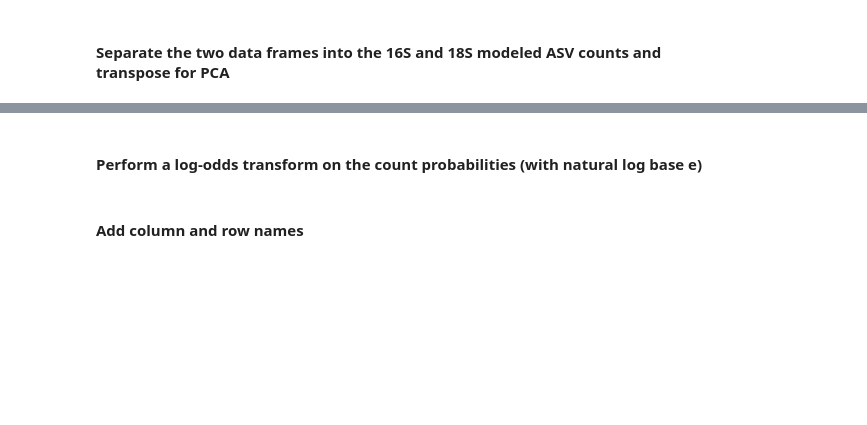
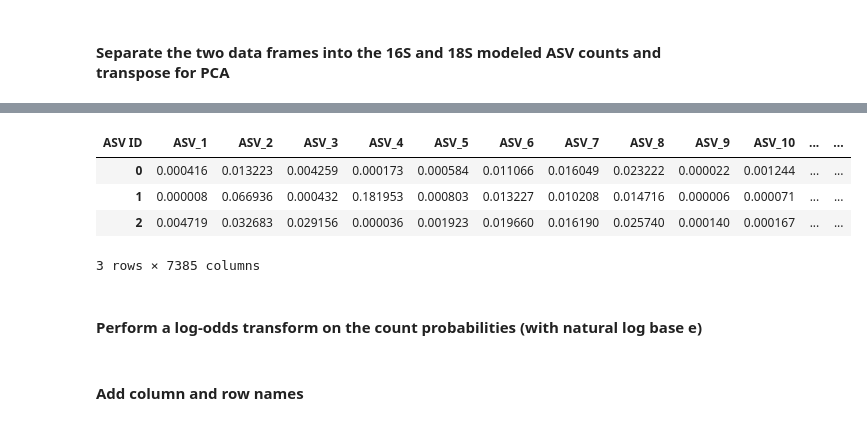
Before and after one commit to nvpatin/MAMBO, a Jupyter notebook: Amplicon_multitrophic_Bayesian_pytorch_v2.ipynb, the cells around one changed output, grey strips where cells are left out. Cells and saved outputs as stored; diff of their text form; code cells hidden in the pictures; blank space fills up the shorter version.

```diff
--- a/Amplicon_multitrophic_Bayesian_pytorch_v2.ipynb
+++ b/Amplicon_multitrophic_Bayesian_pytorch_v2.ipynb
@@ -78 +70,7 @@ def ranRelPct(df_raw):
+# %%
+def ranRelPct_df(df):
+    def betaRow(row):
+      ran_row = np.random.beta(row + 1, row.sum() - row + 1)
+      return ran_row
+    return df.apply(lambda x: betaRow(x), axis = 1, result_type='expand')
 # %% [markdown]
@@ -85,7 +78,7 @@ ValueError: The truth value of a Series is ambiguous. Use a.empty, a.bool(), a.i
 # %%
-df = []
+asvs_list = []
 
 for file in [file1, file2]:
     asvs = pd.read_csv(file, index_col=0, sep='\t')
-    asvs_modeled = ranRelPct(asvs)
-    df.append(asvs_modeled)
+    asvs_modeled = ranRelPct_df(asvs)
+    asvs_list.append(asvs_modeled)
@@ -94,5 +106,5 @@ ValueError: The truth value of a DataFrame is ambiguous. Use a.empty, a.bool(),
 # %% [markdown]
 #### Separate the two data frames into the 16S and 18S modeled ASV counts and transpose for PCA
 # %%
-df_16S = df[0].T
-df_18S = df[1].T
+df_16S = asvs_list[0].T
+df_18S = asvs_list[1].T
@@ -99,3 +119,11 @@ df_18S = df[1].T
+# %%
+df_18S.head(3)
+# %% [output]
+| ASV ID | ASV_1 | ASV_2 | ASV_3 | ASV_4 | ASV_5 | ASV_6 | ASV_7 | ASV_8 | ASV_9 | ASV_10 | ... | ... |
+| 0 | 0.000416 | 0.013223 | 0.004259 | 0.000173 | 0.000584 | 0.011066 | 0.016049 | 0.023222 | 0.000022 | 0.001244 | ... | ... |
+| 1 | 0.000008 | 0.066936 | 0.000432 | 0.181953 | 0.000803 | 0.013227 | 0.010208 | 0.014716 | 0.000006 | 0.000071 | ... | ... |
+| 2 | 0.004719 | 0.032683 | 0.029156 | 0.000036 | 0.001923 | 0.019660 | 0.016190 | 0.025740 | 0.000140 | 0.000167 | ... | ... |
+3 rows × 7385 columns
 # %% [markdown]
 #### Perform a log-odds transform on the count probabilities (with natural log base e)
 # %%
```
Also changed, not shown: parts of 7 cells of this notebook.
